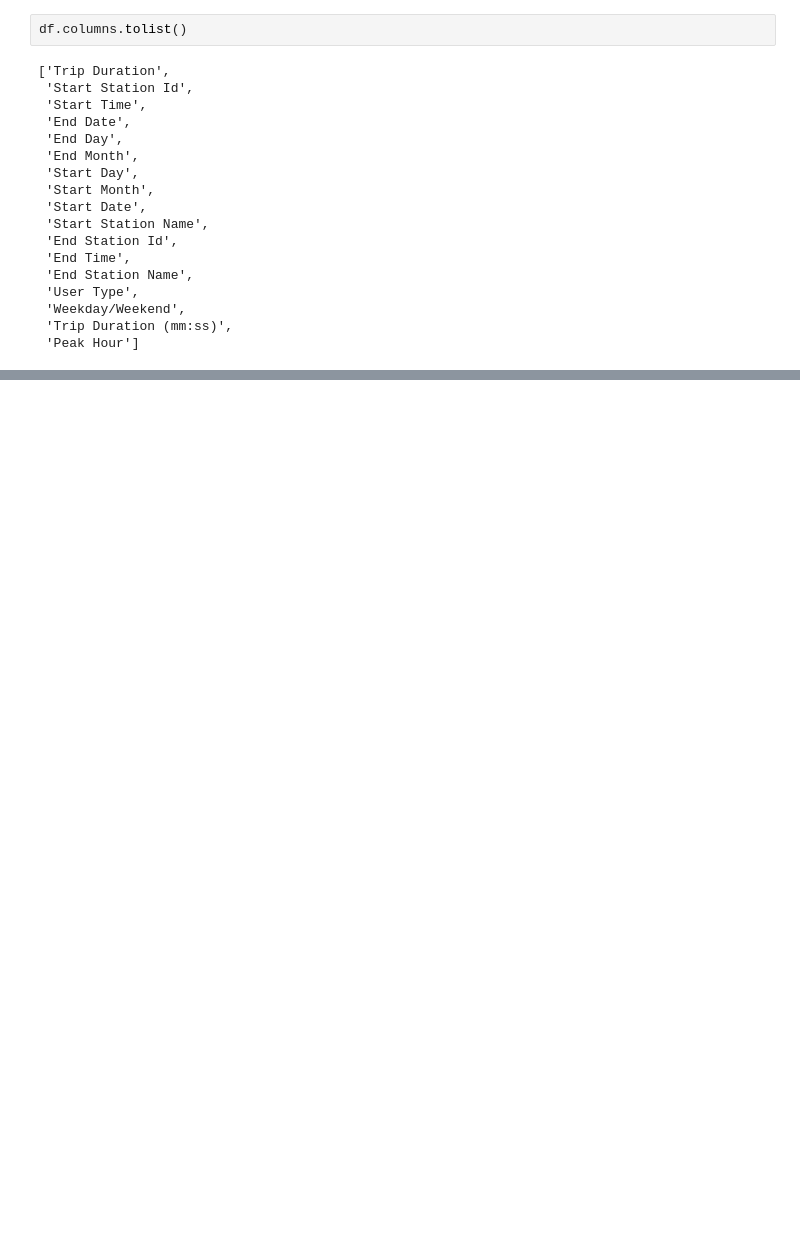
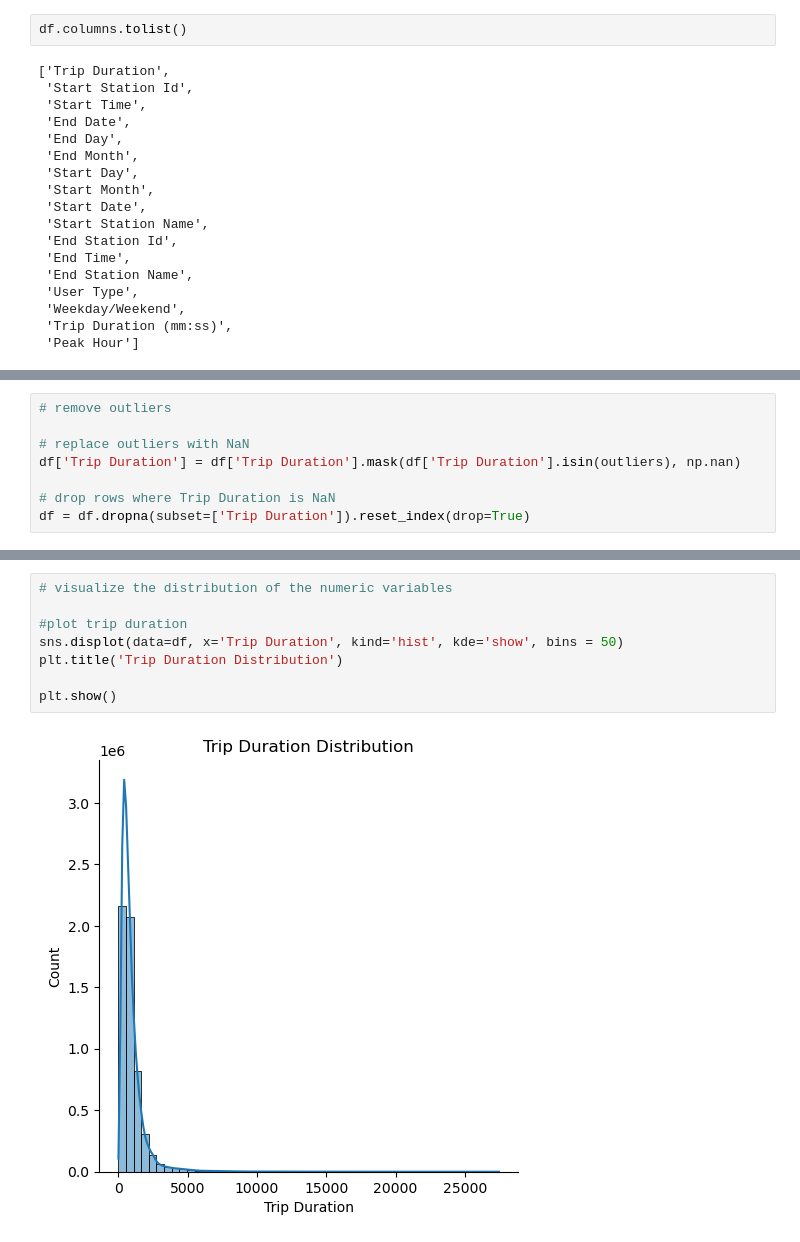
Before and after one commit to ziadharmanani/INF1340-Ridership-Analysis, a Jupyter notebook: rideshare_cleaning.ipynb, the cells around one changed output, grey strips where cells are left out. Drawn from its saved outputs; the diff is of its cells as text; blank space fills up the shorter version.

```diff
--- a/rideshare_cleaning.ipynb
+++ b/rideshare_cleaning.ipynb
@@ -300,0 +365,8 @@ df.sample(10)
+# %%
+# remove outliers
+
+# replace outliers with NaN
+df['Trip Duration'] = df['Trip Duration'].mask(df['Trip Duration'].isin(outliers), np.nan)
+
+# drop rows where Trip Duration is NaN
+df = df.dropna(subset=['Trip Duration']).reset_index(drop=True)
@@ -300,0 +482,10 @@ df.sample(10)
+# %%
+# visualize the distribution of the numeric variables
+
+#plot trip duration
+sns.displot(data=df, x='Trip Duration', kind='hist', kde='show', bins = 50)
+plt.title('Trip Duration Distribution')
+
+plt.show()
+# %% [output]
+[figure, added]
```
Also changed, not shown: parts of 22 cells of this notebook.
